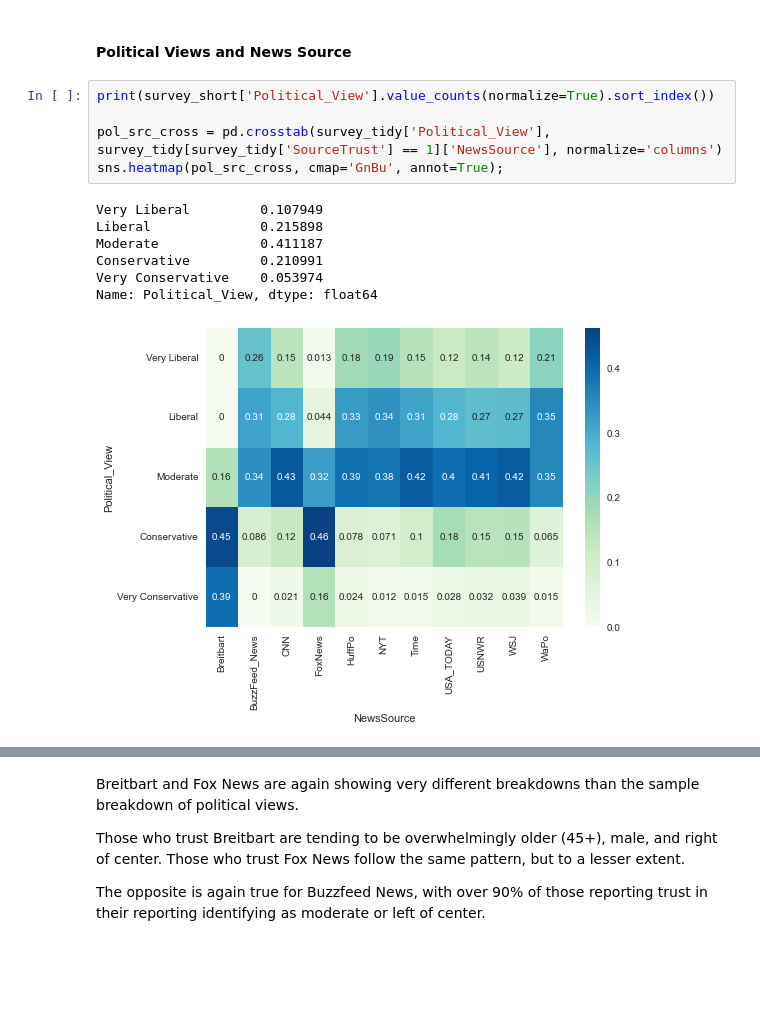
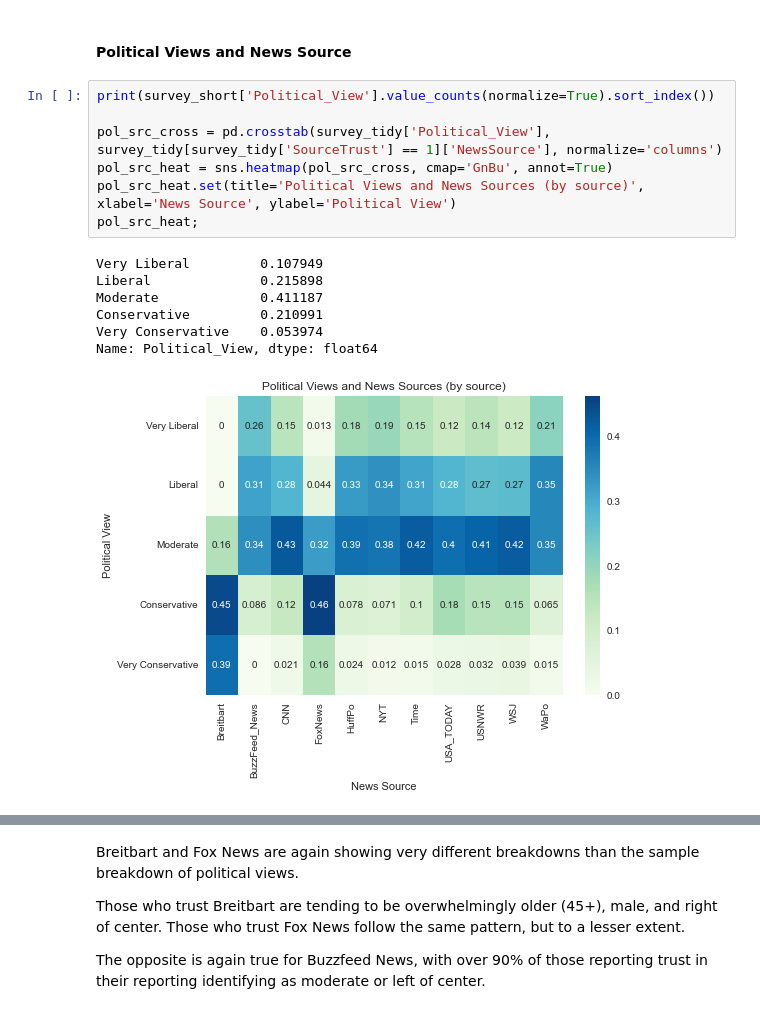
Before and after one commit to randynobx/News_Trust_and_Data, a Jupyter notebook: News_Trust_and_Data__Analytics.ipynb, the cells around one changed output, grey strips where cells are left out. Cells and saved outputs as stored; diff of their text form; blank space fills up the shorter version.

```diff
--- a/News_Trust_and_Data__Analytics.ipynb
+++ b/News_Trust_and_Data__Analytics.ipynb
@@ -271,13 +285,15 @@ In the case of Breitbart, nearly 4 men reported trust in their reporting for eve
 # %%
 print(survey_short['Political_View'].value_counts(normalize=True).sort_index())
 
 pol_src_cross = pd.crosstab(survey_tidy['Political_View'], survey_tidy[survey_tidy['SourceTrust'] == 1]['NewsSource'], normalize='columns')
-sns.heatmap(pol_src_cross, cmap='GnBu', annot=True);
+pol_src_heat = sns.heatmap(pol_src_cross, cmap='GnBu', annot=True)
+pol_src_heat.set(title='Political Views and News Sources (by source)', xlabel='News Source', ylabel='Political View')
+pol_src_heat;
 # %% [output]
 Very Liberal         0.107949
 Liberal              0.215898
 Moderate             0.411187
 Conservative         0.210991
 Very Conservative    0.053974
 Name: Political_View, dtype: float64
-[figure, old version]
+[figure, new version]
```
Also changed, not shown: parts of 15 cells of this notebook, 3 other files.
